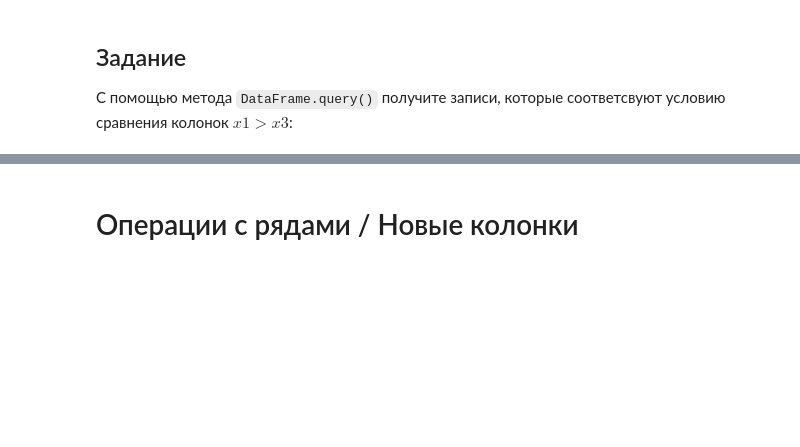
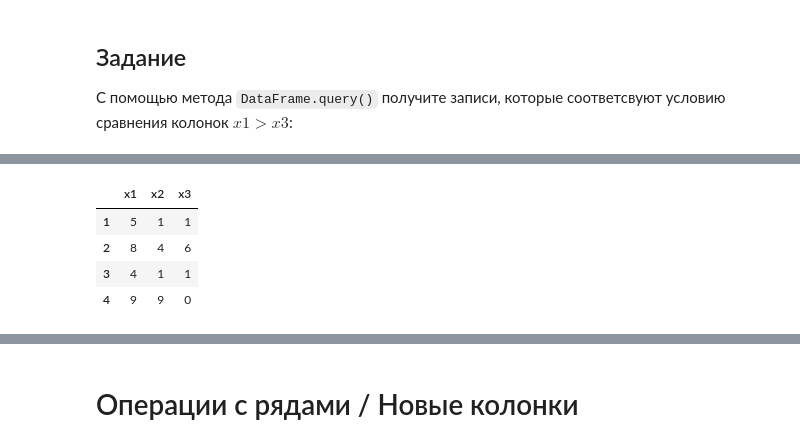
Before and after one commit to huhaoran0/5496-huhaoran, a Jupyter notebook: 03_Pandas.ipynb, the cells around one changed output, grey strips where cells are left out. Drawn from its saved outputs; the diff is of its cells as text; code cells hidden in the pictures; blank space fills up the shorter version.

```diff
--- a/03_Pandas.ipynb
+++ b/03_Pandas.ipynb
@@ -427,5 +470,12 @@ df
 # %%
 # TODO - Методом DataFrame.query() получить записи, удовлетворяющие условию
 #           x1 > x3
+df.query('x1 > x3')
+# %% [output]
+|  | x1 | x2 | x3 |
+| 1 | 5 | 1 | 1 |
+| 2 | 8 | 4 | 6 |
+| 3 | 4 | 1 | 1 |
+| 4 | 9 | 9 | 0 |
 # %%
 # TODO - Сделать аналогичное действие, но уже с помощью условной индексации
```
Also changed, not shown: parts of 8 cells of this notebook.
